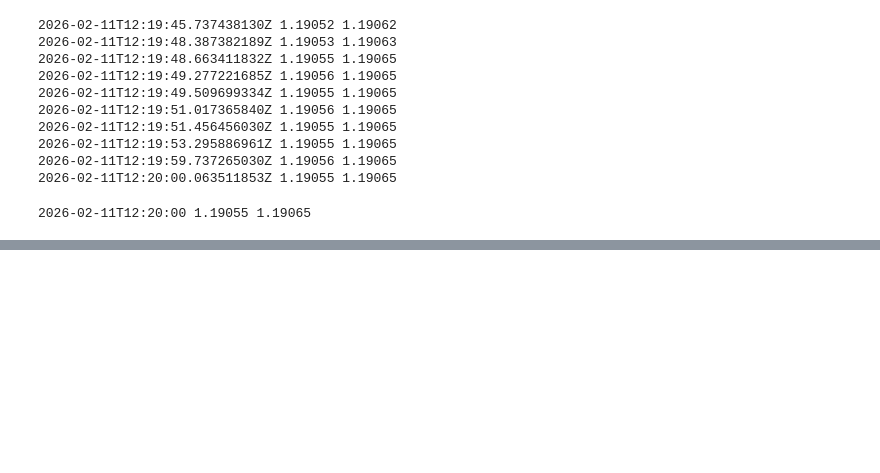
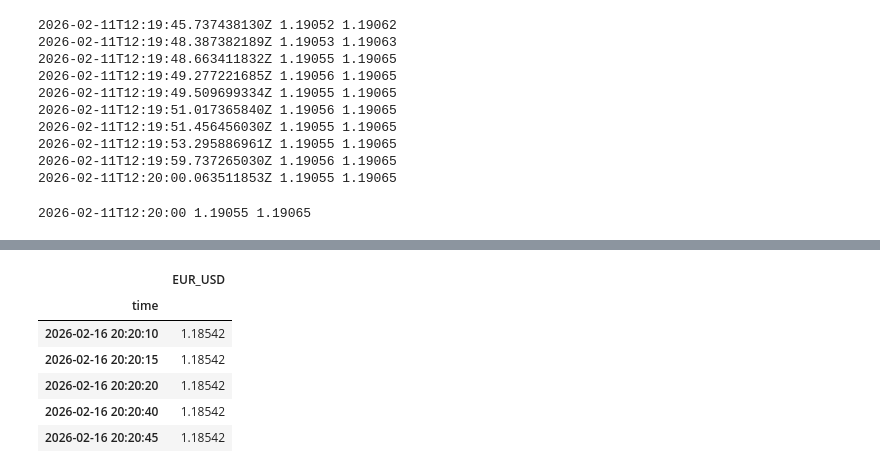
Before and after one commit to alpha-king1/Quantitative-Analysis, a Jupyter notebook: oanda_life_testing.ipynb, the cells around one changed output, grey strips where cells are left out. Cells and saved outputs as stored; diff of their text form; code cells hidden in the pictures; blank space fills up the shorter version.

```diff
--- a/oanda_life_testing.ipynb
+++ b/oanda_life_testing.ipynb
@@ -220,0 +346,14 @@ api.tick_data.resample('10s', label='right').last().dropna()
+# %%
+data = df.c.dropna().to_frame()
+# %%
+data.rename(columns= {"c": "EUR_USD"}, inplace= True)
+# %%
+data.head()
+# %% [output]
+|  | EUR_USD |
+| time |  |
+| 2026-02-16 20:20:10 | 1.18542 |
+| 2026-02-16 20:20:15 | 1.18542 |
+| 2026-02-16 20:20:20 | 1.18542 |
+| 2026-02-16 20:20:40 | 1.18542 |
+| 2026-02-16 20:20:45 | 1.18542 |
```
Also changed, not shown: parts of 17 cells of this notebook, 6 other files.
